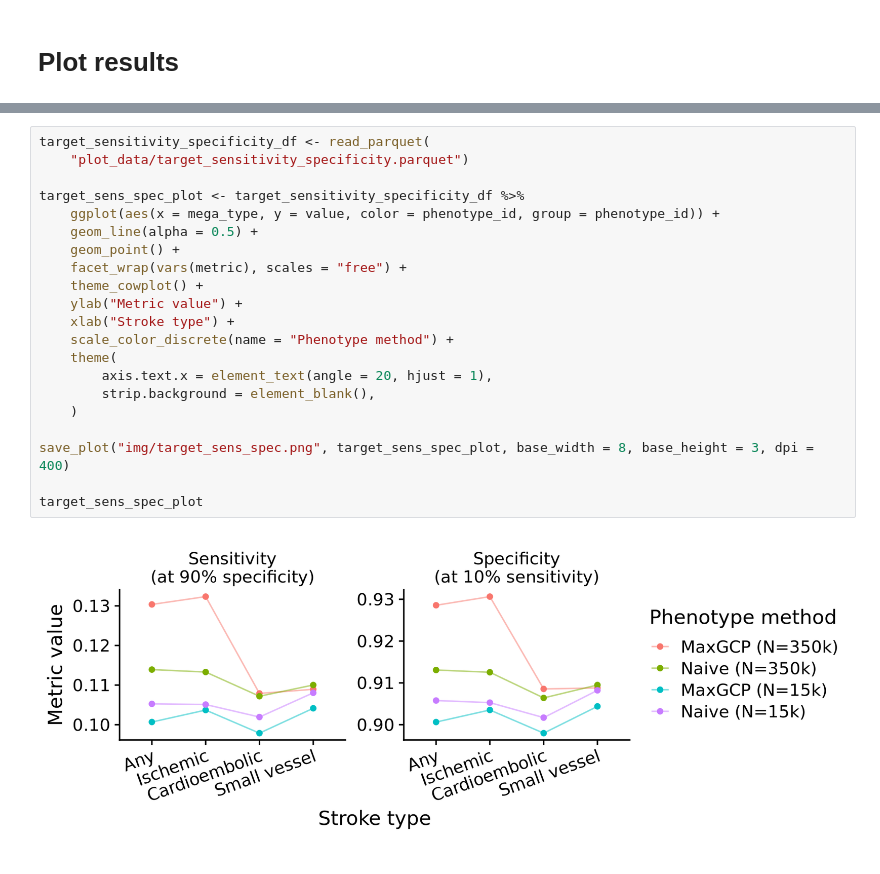
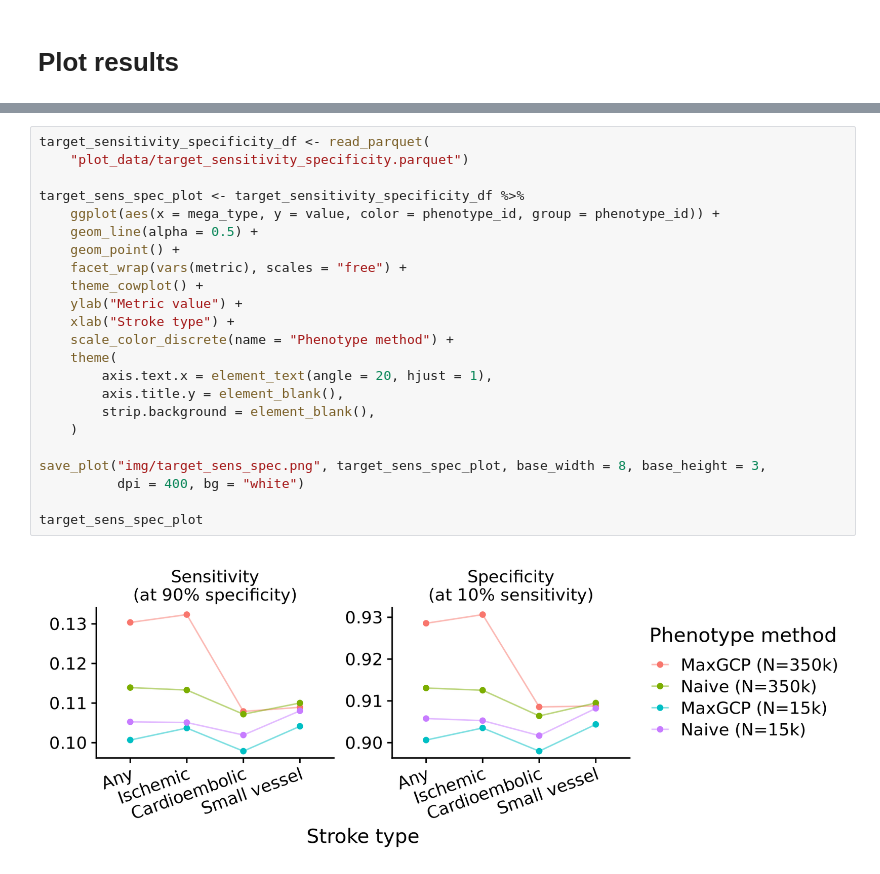
Before and after one commit to tatonetti-lab/maxgcp-analysis, a Jupyter notebook: 2.megastroke/1.gather-gwas.r.ipynb, the cells around one changed output, grey strips where cells are left out. Drawn from its saved outputs; the diff is of its cells as text.

Commit message:
refactor: remove ylabel from megastroke sens/spec
add white background

```diff
--- a/2.megastroke/1.gather-gwas.r.ipynb
+++ b/2.megastroke/1.gather-gwas.r.ipynb
@@ -193,23 +196,25 @@ sens_spec_plot
 # %%
 target_sensitivity_specificity_df <- read_parquet(
     "plot_data/target_sensitivity_specificity.parquet")
 
 target_sens_spec_plot <- target_sensitivity_specificity_df %>%
     ggplot(aes(x = mega_type, y = value, color = phenotype_id, group = phenotype_id)) +
     geom_line(alpha = 0.5) +
     geom_point() +
     facet_wrap(vars(metric), scales = "free") +
     theme_cowplot() +
     ylab("Metric value") +
     xlab("Stroke type") +
     scale_color_discrete(name = "Phenotype method") +
     theme(
         axis.text.x = element_text(angle = 20, hjust = 1),
+        axis.title.y = element_blank(),
         strip.background = element_blank(),
     )
 
-save_plot("img/target_sens_spec.png", target_sens_spec_plot, base_width = 8, base_height = 3, dpi = 400)
+save_plot("img/target_sens_spec.png", target_sens_spec_plot, base_width = 8, base_height = 3,
+          dpi = 400, bg = "white")
 
 target_sens_spec_plot
 # %% [output]
-[figure, old version]
+[figure, new version]
```
Also changed, not shown: parts of 2 cells of this notebook, 3 other files.
